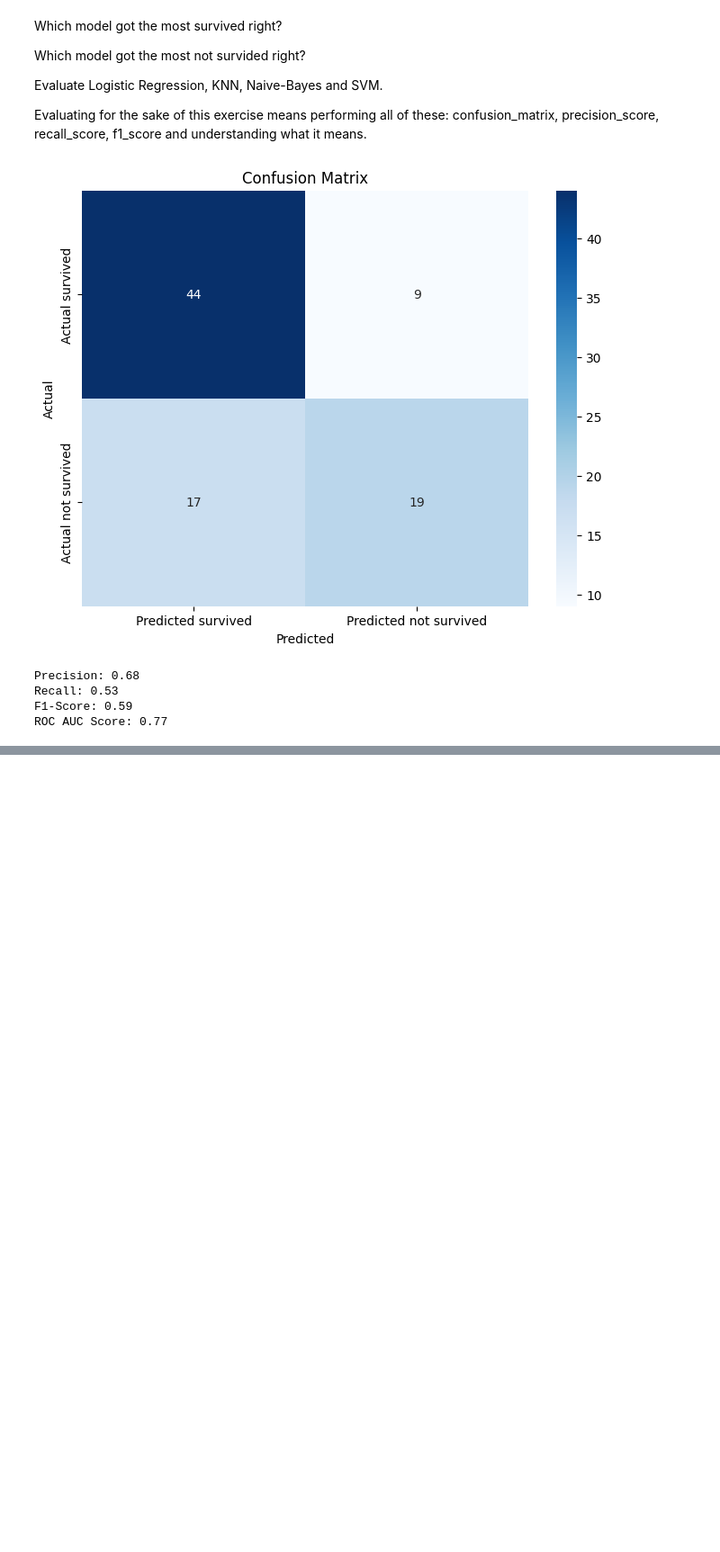
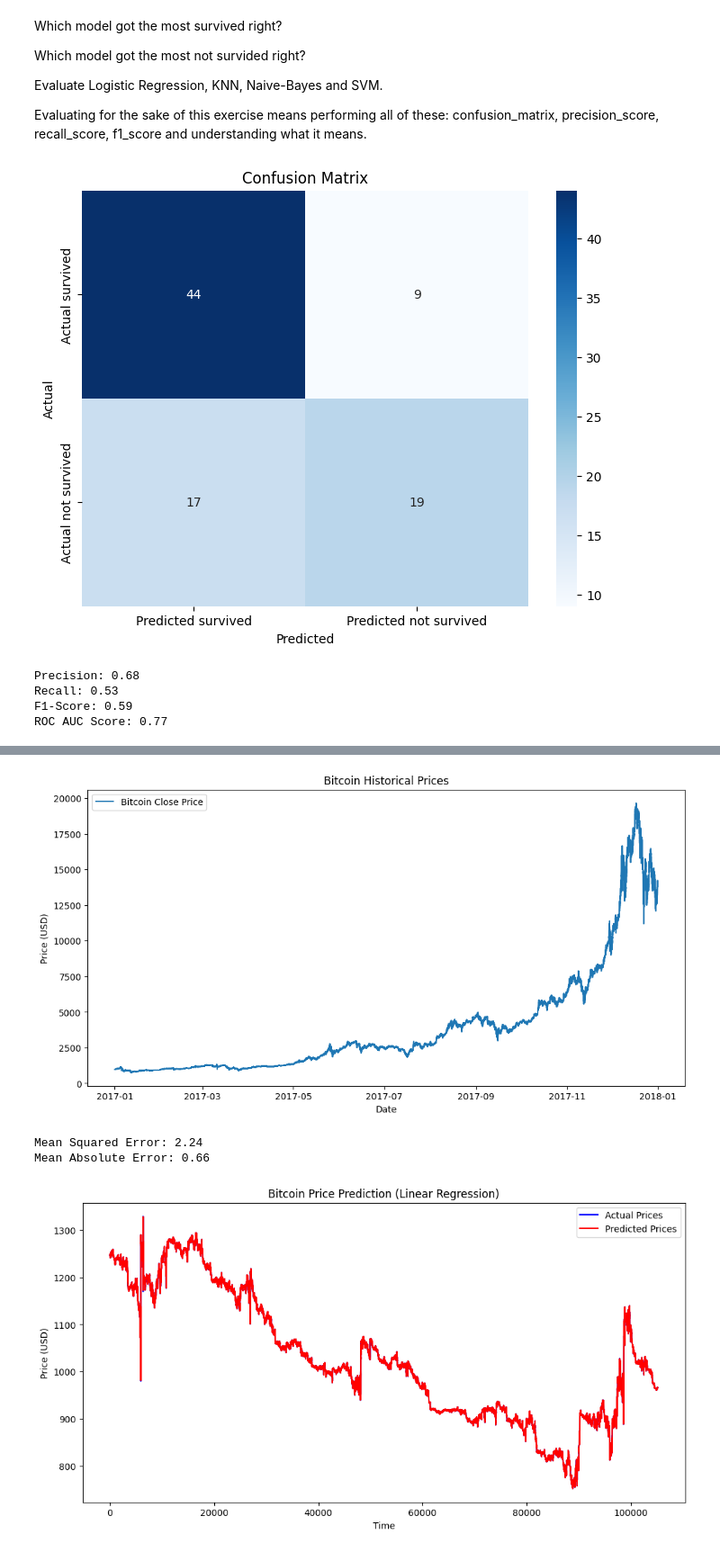
Before and after one commit to andrecamara2004/andrecamara.github.io, a Jupyter notebook: Supervised Learning/classification.ipynb, the cells around one changed output, grey strips where cells are left out. Shown at 90% size. Saved outputs shown, nothing was run; the diff lists cells and outputs as text; code cells hidden in the pictures; blank space fills up the shorter version.

```diff
--- a/Supervised Learning/classification.ipynb
+++ b/Supervised Learning/classification.ipynb
@@ -274,0 +295,75 @@ ROC AUC Score: 0.77
+# %%
+import pandas as pd
+import numpy as np
+import matplotlib.pyplot as plt
+from sklearn.model_selection import train_test_split
+from sklearn.linear_model import LinearRegression
+from sklearn.preprocessing import MinMaxScaler
+from sklearn.metrics import mean_squared_error, mean_absolute_error
+
+# Step 1: Load Dataset
+# Replace "bitcoin_price.csv" with your dataset file containing 'Date' and 'Close'
+df = pd.read_csv("BTC-2017min.csv")
+df
+df['Date'] = pd.to_datetime(df['date'])
+df.set_index('Date', inplace=True)
+
+# Visualize the data
+plt.figure(figsize=(12, 6))
+plt.plot(df['close'], label='Bitcoin Close Price')
+plt.title('Bitcoin Historical Prices')
+plt.xlabel('Date')
+plt.ylabel('Price (USD)')
+plt.legend()
+plt.show()
+
+# Step 2: Create Features and Target
+df['Target'] = df['close'].shift(-1)  # Predict the next day's price
+df.dropna(inplace=True)
+
+# Create lagged features
+df['Lag_1'] = df['close'].shift(1)
+df['Lag_2'] = df['close'].shift(2)
+df['Lag_3'] = df['close'].shift(3)
+df.dropna(inplace=True)
+
+# Features and target
+X = df[['close', 'Lag_1', 'Lag_2', 'Lag_3']]
+y = df['Target']
+
+# Step 3: Split Data
+X_train, X_test, y_train, y_test = train_test_split(X, y, test_size=0.2, random_state=42, shuffle=False)
+
+# Step 4: Scale the Data
+scaler = MinMaxScaler()
+X_train_scaled = scaler.fit_transform(X_train)
+X_test_scaled = scaler.transform(X_test)
+
+# Step 5: Train Linear Regression Model
+model = LinearRegression()
+model.fit(X_train_scaled, y_train)
+
+# Step 6: Make Predictions
+y_pred = model.predict(X_test_scaled)
+
+# Step 7: Evaluate the Model
+mse = mean_squared_error(y_test, y_pred)
+mae = mean_absolute_error(y_test, y_pred)
+
+print(f"Mean Squared Error: {mse:.2f}")
+print(f"Mean Absolute Error: {mae:.2f}")
+
+# Step 8: Plot Predictions vs Actual Prices
+plt.figure(figsize=(12, 6))
+plt.plot(y_test.values, label='Actual Prices', color='blue')
+plt.plot(y_pred, label='Predicted Prices', color='red')
+plt.title('Bitcoin Price Prediction (Linear Regression)')
+plt.xlabel('Time')
+plt.ylabel('Price (USD)')
+plt.legend()
+plt.show()
+# %% [output]
+[figure, added]
+Mean Squared Error: 2.24
+Mean Absolute Error: 0.66
+[figure, added]
```
Also changed, not shown: parts of 1 cell of this notebook.
